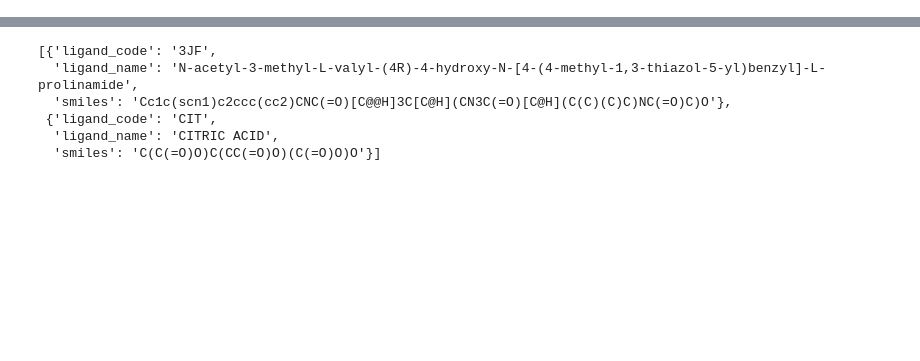
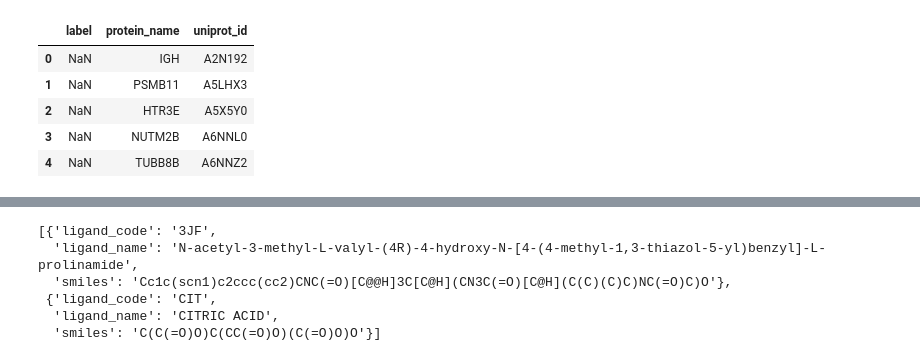
Before and after one commit to meng-yx/ligand_viewer, a Jupyter notebook: notebooks/uniprot_pdb_ligand_mapping.ipynb, the cells around one changed output, grey strips where cells are left out. Cells and saved outputs as stored; diff of their text form; code cells hidden in the pictures; blank space fills up the shorter version.

```diff
--- a/notebooks/uniprot_pdb_ligand_mapping.ipynb
+++ b/notebooks/uniprot_pdb_ligand_mapping.ipynb
@@ -20,3 +20,18 @@ df_query.head()
+# %%
+# Reformat df_query with columns: label, protein_name, uniprot_id
+df_query = df_query[["pharma", "gene_name", "uniprot_id"]]
+
+# rename columns
+df_query.columns = ["label", "protein_name", "uniprot_id"]
+
+df_query.head()
+# %% [output]
+|  | label | protein_name | uniprot_id |
+| 0 | NaN | IGH | A2N192 |
+| 1 | NaN | PSMB11 | A5LHX3 |
+| 2 | NaN | HTR3E | A5X5Y0 |
+| 3 | NaN | NUTM2B | A6NNL0 |
+| 4 | NaN | TUBB8B | A6NNZ2 |
 # %%
 import requests
 
```
Also changed, not shown: parts of 5 cells of this notebook, 4 other files.
